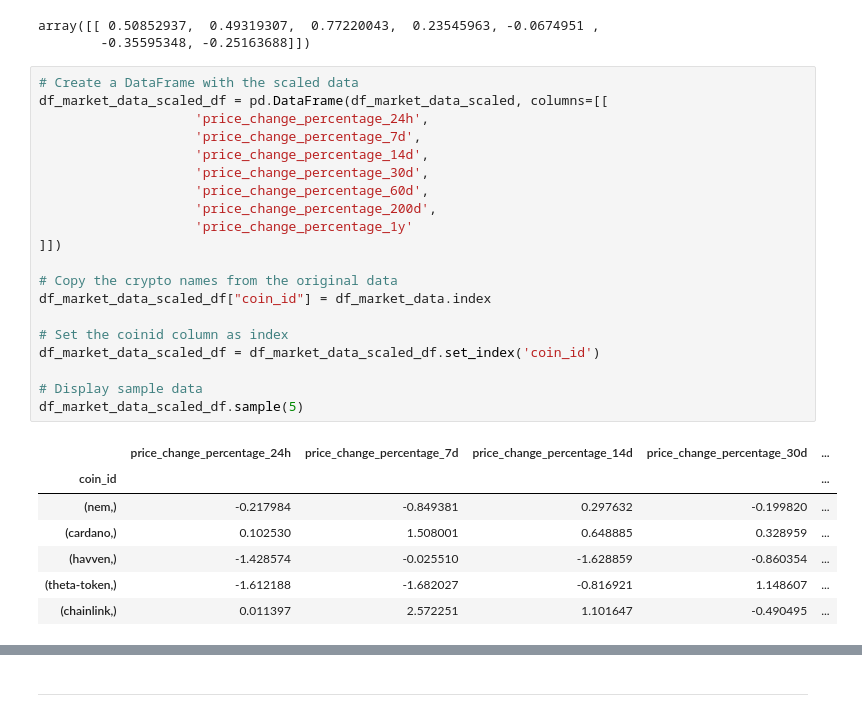
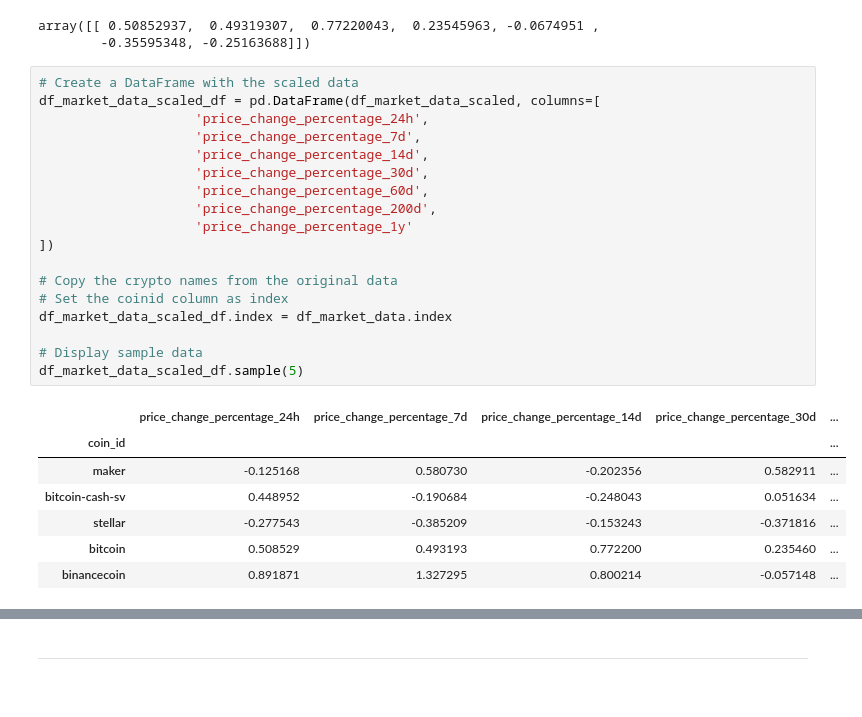
Before and after one commit to kristianrafuse/CryptoClustering, a Jupyter notebook: Crypto_Clustering.ipynb.ipynb, the cells around one changed output, grey strips where cells are left out. Cells and saved outputs as stored; diff of their text form.

```diff
--- a/Crypto_Clustering.ipynb.ipynb
+++ b/Crypto_Clustering.ipynb.ipynb
@@ -82,29 +79,27 @@ array([[ 0.50852937,  0.49319307,  0.77220043,  0.23545963, -0.0674951 ,
         -0.35595348, -0.25163688]])
 # %%
 # Create a DataFrame with the scaled data
-df_market_data_scaled_df = pd.DataFrame(df_market_data_scaled, columns=[[
+df_market_data_scaled_df = pd.DataFrame(df_market_data_scaled, columns=[
                     'price_change_percentage_24h',
                     'price_change_percentage_7d',
                     'price_change_percentage_14d',
                     'price_change_percentage_30d',
                     'price_change_percentage_60d',
                     'price_change_percentage_200d',
                     'price_change_percentage_1y'
-]])
+])
 
 # Copy the crypto names from the original data
-df_market_data_scaled_df["coin_id"] = df_market_data.index
-
 # Set the coinid column as index
-df_market_data_scaled_df = df_market_data_scaled_df.set_index('coin_id')
+df_market_data_scaled_df.index = df_market_data.index
 
 # Display sample data
 df_market_data_scaled_df.sample(5)
 # %% [output]
 |  | price_change_percentage_24h | price_change_percentage_7d | price_change_percentage_14d | price_change_percentage_30d | ... |
 | coin_id |  |  |  |  | ... |
-| (nem,) | -0.217984 | -0.849381 | 0.297632 | -0.199820 | ... |
-| (cardano,) | 0.102530 | 1.508001 | 0.648885 | 0.328959 | ... |
-| (havven,) | -1.428574 | -0.025510 | -1.628859 | -0.860354 | ... |
-| (theta-token,) | -1.612188 | -1.682027 | -0.816921 | 1.148607 | ... |
-| (chainlink,) | 0.011397 | 2.572251 | 1.101647 | -0.490495 | ... |
+| maker | -0.125168 | 0.580730 | -0.202356 | 0.582911 | ... |
+| bitcoin-cash-sv | 0.448952 | -0.190684 | -0.248043 | 0.051634 | ... |
+| stellar | -0.277543 | -0.385209 | -0.153243 | -0.371816 | ... |
+| bitcoin | 0.508529 | 0.493193 | 0.772200 | 0.235460 | ... |
+| binancecoin | 0.891871 | 1.327295 | 0.800214 | -0.057148 | ... |
```
Also changed, not shown: parts of 11 cells of this notebook.
